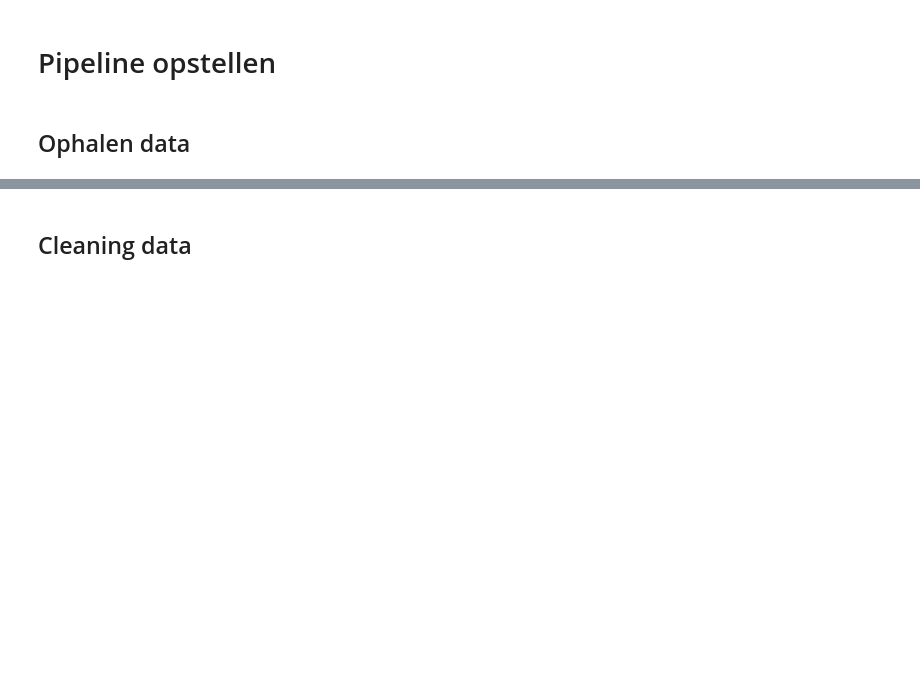
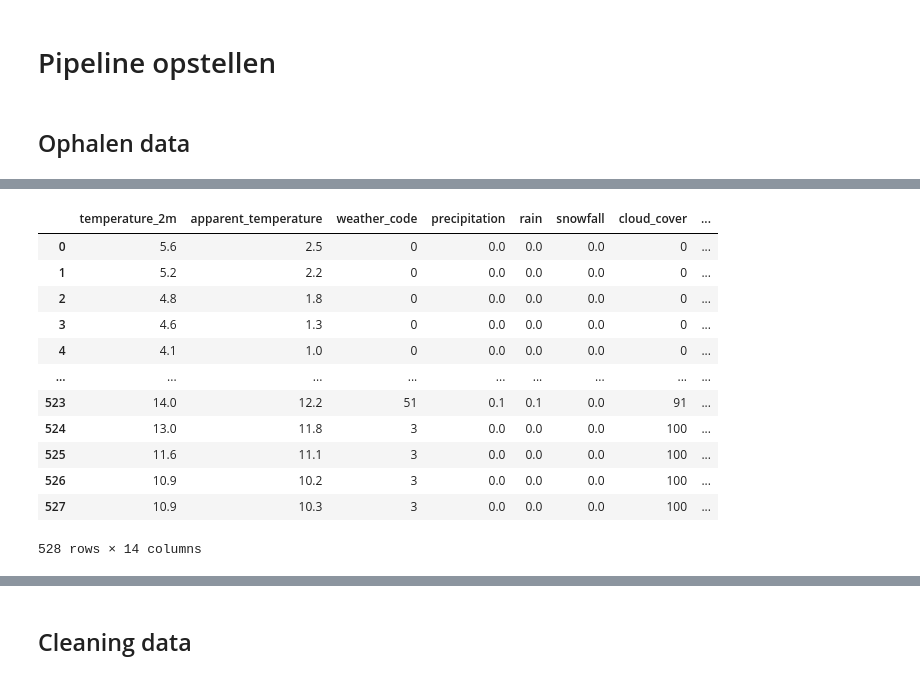
Before and after one commit to zhebii/ML_project_kijkcijfers, a Jupyter notebook: 05Pipeline.ipynb, the cells around one changed output, grey strips where cells are left out. Drawn from its saved outputs; the diff is of its cells as text; code cells hidden in the pictures; blank space fills up the shorter version.

```diff
--- a/05Pipeline.ipynb
+++ b/05Pipeline.ipynb
@@ -85,7 +86,7 @@ def ophalenWeerData(startDate, endDate):
             "start_date": start.strftime('%Y-%m-%d'),
             "end_date": end.strftime('%Y-%m-%d')
         })
-        print(f"Ophalen weer-data van {startDate.year}-{startDate.month}-{startDate.day} tot {endDate.year}-{endDate.month}-{endDate.day}")
+        # print(f"Ophalen weer-data van {startDate.year}-{startDate.month}-{startDate.day} tot {endDate.year}-{endDate.month}-{endDate.day}")
         response = requests.get(api_url, params=params)
         if response.status_code == 200:
             data = response.json().get("hourly", {})
@@ -106,6 +107,7 @@ def ophalenWeerData(startDate, endDate):
 
     # Historische data
     if startDate.date() < today:
+        print("Ophalen historische data")
         hist_end = min(endDate.date(), today - timedelta(days=1))
         dataframes.append(fetch_weather_data(
             "https://archive-api.open-meteo.com/v1/archive",
@@ -114,7 +116,9 @@ def ophalenWeerData(startDate, endDate):
 
     # Forecast data
     if endDate.date() >= today:
-        forecast_start = max(startDate, datetime.combine(today, datetime.min.time()))
+        print("Ophalen forecast data")
+        forecast_start = max(endDate, datetime.combine(today, datetime.min.time()))
+        print(forecast_start)
         dataframes.append(fetch_weather_data(
             "https://api.open-meteo.com/v1/forecast",
             forecast_start, endDate
@@ -127,7 +131,7 @@ def ophalenWeerData(startDate, endDate):
         return pd.DataFrame()
 # %%
 teVoorspellen = pd.DataFrame({
-  'dateDiff' : ['2025-05-13T00:00:00.000000', '2025-05-13T00:00:00.000000'],
+  'dateDiff' : ['2025-04-22T00:00:00.000000', '2025-04-22T00:00:00.000000'],
   'ranking': ['13', '234'],
   'description': ['THUIS', 'HET 7 UUR-JOURNAAL'],
   'channel': ['VRT', 'EEN'],
@@ -142,4 +146,5 @@ end_date = teVoorspellen['dateDiff'].max()
 start_date = end_date - timedelta(weeks=3)
 histKijkcijfers = ophalenKijkcijferData(start_date, end_date - timedelta(days=1))
 histWeerdata = ophalenWeerData(start_date, end_date)
+histWeerdata
 # %% [output]
@@ -150 +154,14 @@ Ophalen weer-data van 2025-04-22 00:00:00 tot 2025-05-13 00:00:00
 Weerdata opgehaald
+|  | temperature_2m | apparent_temperature | weather_code | precipitation | rain | snowfall | cloud_cover | ... |
+| 0 | 5.6 | 2.5 | 0 | 0.0 | 0.0 | 0.0 | 0 | ... |
+| 1 | 5.2 | 2.2 | 0 | 0.0 | 0.0 | 0.0 | 0 | ... |
+| 2 | 4.8 | 1.8 | 0 | 0.0 | 0.0 | 0.0 | 0 | ... |
+| 3 | 4.6 | 1.3 | 0 | 0.0 | 0.0 | 0.0 | 0 | ... |
+| 4 | 4.1 | 1.0 | 0 | 0.0 | 0.0 | 0.0 | 0 | ... |
+| ... | ... | ... | ... | ... | ... | ... | ... | ... |
+| 523 | 14.0 | 12.2 | 51 | 0.1 | 0.1 | 0.0 | 91 | ... |
+| 524 | 13.0 | 11.8 | 3 | 0.0 | 0.0 | 0.0 | 100 | ... |
+| 525 | 11.6 | 11.1 | 3 | 0.0 | 0.0 | 0.0 | 100 | ... |
+| 526 | 10.9 | 10.2 | 3 | 0.0 | 0.0 | 0.0 | 100 | ... |
+| 527 | 10.9 | 10.3 | 3 | 0.0 | 0.0 | 0.0 | 100 | ... |
+528 rows × 14 columns
```
Also changed, not shown: parts of 13 cells of this notebook, 4 other files.
